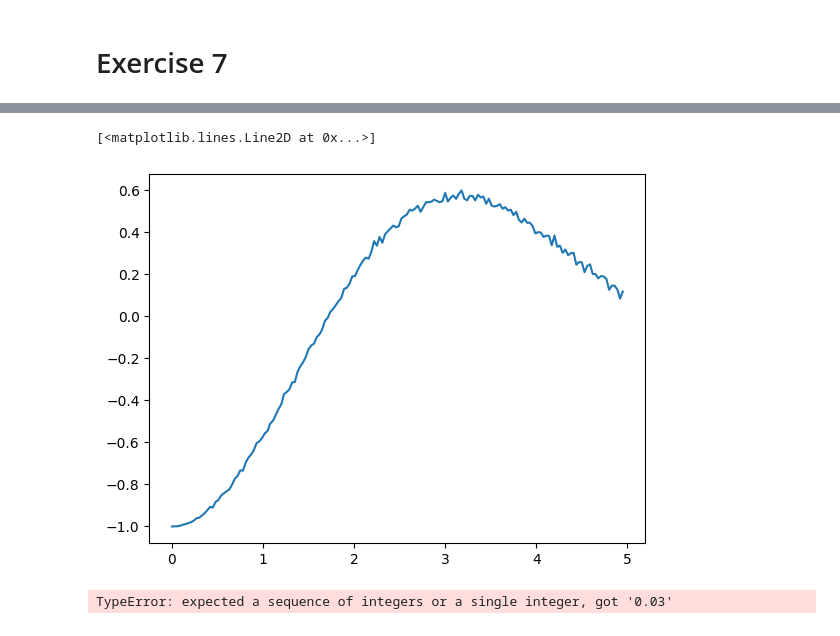
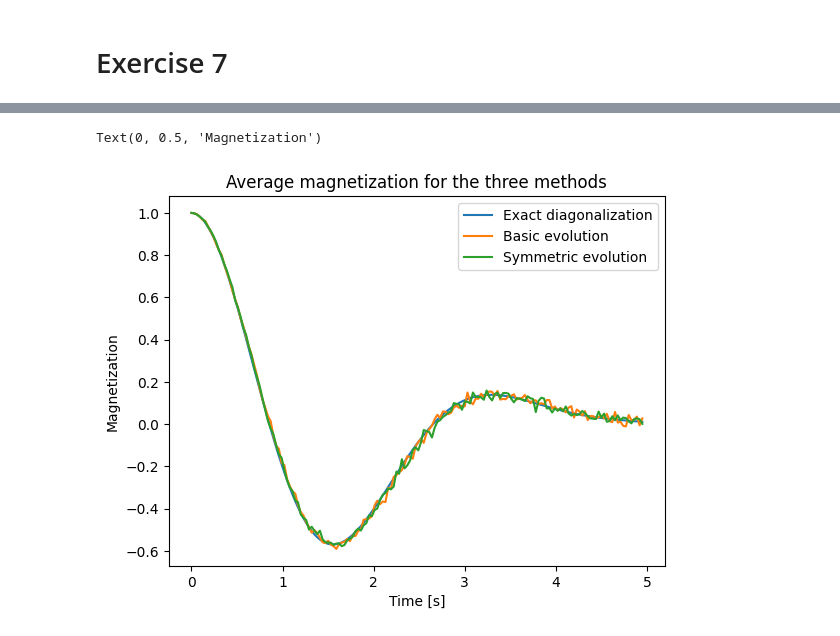
Before and after one commit to gconcheri/FoPra34, a Jupyter notebook: computational_exercises_Alan_day2.ipynb, the cells around one changed output, grey strips where cells are left out. Cells and saved outputs as stored; diff of their text form; code cells hidden in the pictures.

```diff
--- a/computational_exercises_Alan_day2.ipynb
+++ b/computational_exercises_Alan_day2.ipynb
@@ -74,19 +68,19 @@ q_3: ───────────░────────────░
 def evolve_symmetric(circ, g, dt):
     # Applying exp(A/2)
     for i in range(len(circ.qubits)):
-        circ.rx(dt*g/4, circ.qubits[i])
+        circ.rx(-dt*g/2, circ.qubits[i])
 
     circ.barrier()
 
     # Applying exp(B)
     for i in range(len(circ.qubits)-1):
-        circ.rzz(dt/2, circ.qubits[i], circ.qubits[i+1])
+        circ.rzz(-dt, circ.qubits[i], circ.qubits[i+1])
 
     circ.barrier()
 
     # Applying exp(A/2)
     for i in range(len(circ.qubits)):
-        circ.rx(dt*g/4, circ.qubits[i])
+        circ.rx(-dt*g/2, circ.qubits[i])
 
     return circ
 # %% [markdown]
@@ -148,7 +132,7 @@ def individual_mz(bitstring):
     count_1 = sum(int_array)
     count_0 = len(int_array) - sum(int_array)
 
-    return (count_1 - count_0)/len(int_array)
+    return (count_0 - count_1)/len(int_array)
 
 def avg_mz(counts_dict):
     numerator = denominator = 0
@@ -170,4 +170,6 @@ avg_mz(dic)
 # %%
+# SYMMETRIC EVOLUTION
+
 sim = AerSimulator()
 
 N_shots = 1000  # number of measurements
@@ -175,7 +177,7 @@ dt = 0.03
 g = 2.0
 t_max = int(5/dt)
 time_list = []
-magnetization_list = []
+magnetization_list_symmetric = []
 
 for exp_duration in range(t_max):
     evolved_circ = qiskit.QuantumCircuit(10)
@@ -189,12 +191,7 @@ for exp_duration in range(t_max):
 
     avg_magnetization = avg_mz(counts_dict)
     time_list.append(exp_duration*dt)
-    magnetization_list.append(avg_magnetization)
+    magnetization_list_symmetric.append(avg_magnetization)
-# %%
-plt.plot(time_list, magnetization_list)
-# %% [output]
-[<matplotlib.lines.Line2D at 0x...>]
-[figure, removed]
 # %%
 import numpy as np
 
@@ -259,8 +256,19 @@ def is_positive(M, tol = 1e-7):
     return s
 # %%
 N = 10
-magn_exact_list = []
-for exp_duration in range(t_max):
-    magn_exact_list.append(magn_exact_diagonalization(N, g, exp_duration, dt))
+dt = 0.03
+g = 2.0
+t_max = int(5/dt)
+t = 5
+exact_diagonalization = magn_exact_diagonalization(N, g, t, t_max)
-# %% [output]
-TypeError: expected a sequence of integers or a single integer, got '0.03'
+# %%
+plt.plot(time_list, exact_diagonalization, label='Exact diagonalization')
+plt.plot(time_list, magnetization_list_basic, label='Basic evolution')
+plt.plot(time_list, magnetization_list_symmetric, label='Symmetric evolution')
+plt.legend()
+plt.title("Average magnetization for the three methods")
+plt.xlabel("Time [s]")
+plt.ylabel("Magnetization")
+# %% [output]
+Text(0, 0.5, 'Magnetization')
+[figure, added]
```
Also changed, not shown: parts of 9 cells of this notebook, 2 other files.
